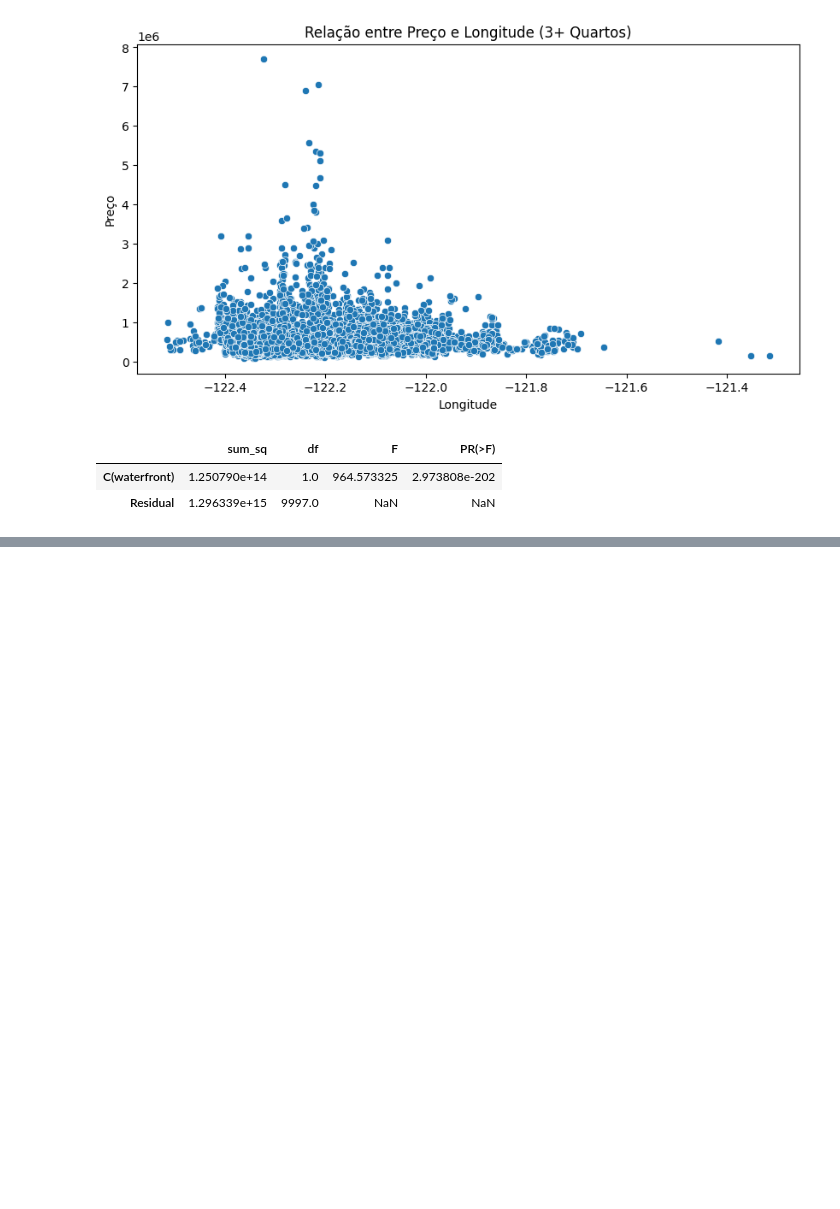
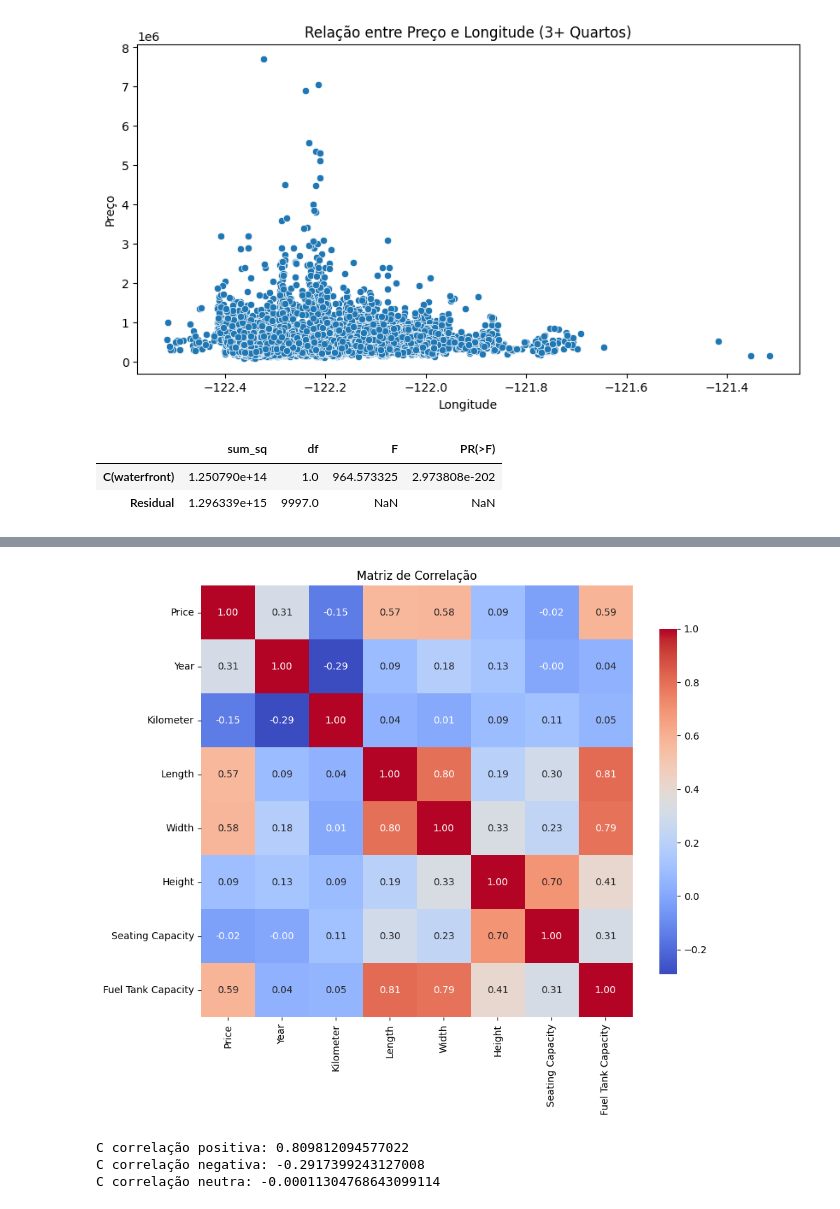
Before and after one commit to dsreliete/Womakerscode_DA_desafio_individual, a Jupyter notebook: Desafio6IndividualElietedaSilvaRodrigues.ipynb, the cells around one changed output, grey strips where cells are left out. Cells and saved outputs as stored; diff of their text form; code cells hidden in the pictures; blank space fills up the shorter version.

```diff
--- a/Desafio6IndividualElietedaSilvaRodrigues.ipynb
+++ b/Desafio6IndividualElietedaSilvaRodrigues.ipynb
@@ -226,5 +269,28 @@ df_car
 # %%
 # 7. Codifique e exiba a Matriz de correlação para as variáveis numéricas e dê exemplos de correlações positivas, negativas e neutras.
+
+df_car_numericas = df_car.select_dtypes(include='number')
+
+matriz_correlacao = df_car_numericas.corr()
+
+plt.figure(figsize=(10, 8))
+sns.heatmap(matriz_correlacao, annot=True, fmt=".2f", cmap='coolwarm', square=True, cbar_kws={"shrink": .8})
+plt.title("Matriz de Correlação")
+plt.show()
+# %% [output]
+[figure, added]
+# %%
+correlacao_positiva = matriz_correlacao['Length']['Fuel Tank Capacity']
+correlacao_negativa = matriz_correlacao['Year']['Kilometer']
+correlacao_neutra = matriz_correlacao['Seating Capacity']['Year']
+
+print(f"C correlação positiva: {correlacao_positiva}")
+print(f"C correlação negativa: {correlacao_negativa}")
+print(f"C correlação neutra: {correlacao_neutra}")
+# %% [output]
+C correlação positiva: 0.809812094577022
+C correlação negativa: -0.2917399243127008
+C correlação neutra: -0.00011304768643099114
 # %%
 # 8. Codifique e exiba Gráficos de Dispersão para cada uma das variáveis numéricas em relação à variável de interesse Price.
 # %%
```
Also changed, not shown: parts of 3 cells of this notebook.
